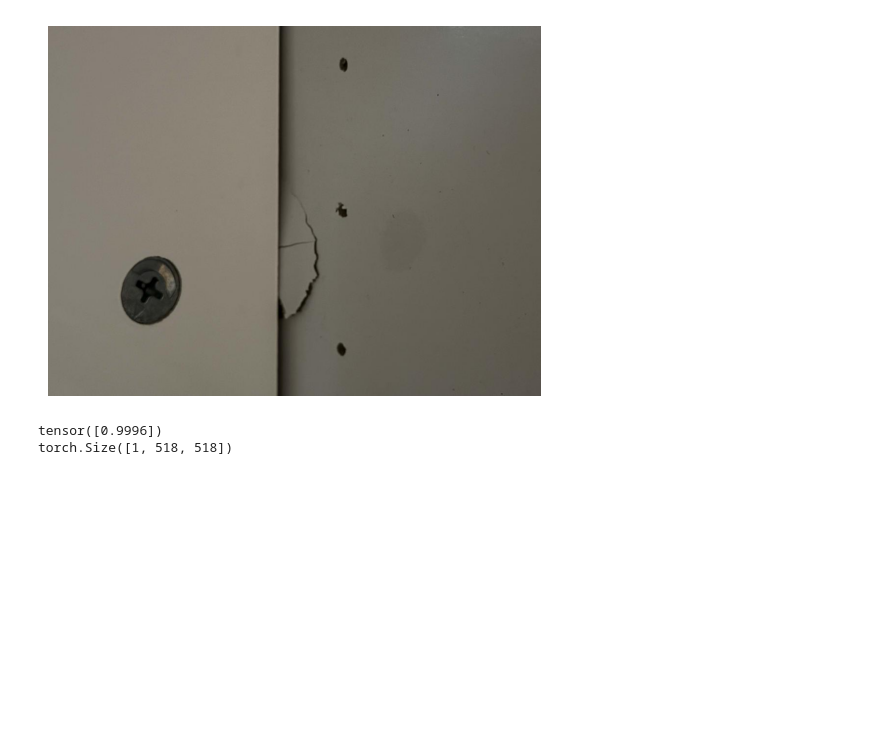
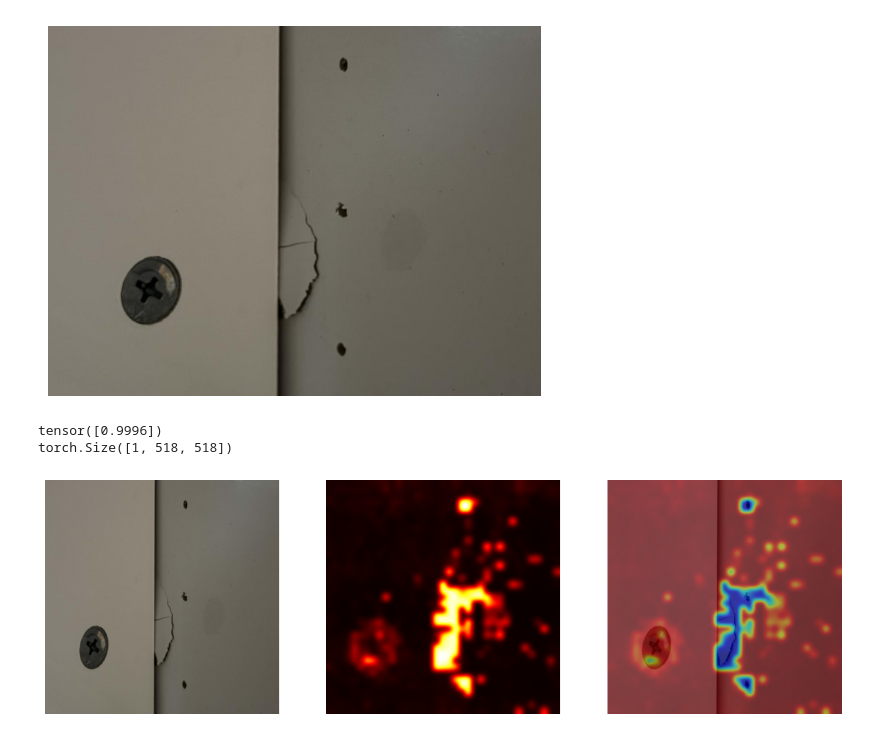
Before and after one commit to vmirly/GenAI-Hub, a Jupyter notebook: AnomalyCLIP/anomalyclip_inference.ipynb, the cells around one changed output. Saved outputs shown, nothing was run; the diff lists cells and outputs as text; code cells hidden in the pictures; blank space fills up the shorter version.

Commit message:
AnomalyCLIP: visualize the prediction

```diff
--- a/AnomalyCLIP/anomalyclip_inference.ipynb
+++ b/AnomalyCLIP/anomalyclip_inference.ipynb
@@ -211,3 +210,26 @@ print(anomaly_map.shape)
 # %% [output]
 tensor([0.9996])
 torch.Size([1, 518, 518])
+# %%
+import cv2
+from visualization import apply_ad_scoremap
+from utils import normalize
+
+# normalize
+anomaly_map_normed = normalize(anomaly_map[0], 0, 1)
+
+# prepare the visualization
+vis = np.asarray(image.resize((image_size, image_size)))
+vis = cv2.cvtColor(vis, cv2.COLOR_RGB2BGR)
+vis = apply_ad_scoremap(vis, anomaly_map_normed.cpu().numpy())
+
+fig, axes = plt.subplots(1, 3, figsize=(15, 5))
+axes[0].imshow(image.resize((image_size, image_size)))
+axes[0].axis("off")
+axes[1].imshow(anomaly_map[0].cpu().numpy(), cmap='hot')
+axes[1].axis("off")
+axes[2].imshow(vis)
+axes[2].axis("off")
+plt.show()
+# %% [output]
+[figure, added]
```
Also changed, not shown: parts of 1 cell of this notebook.
